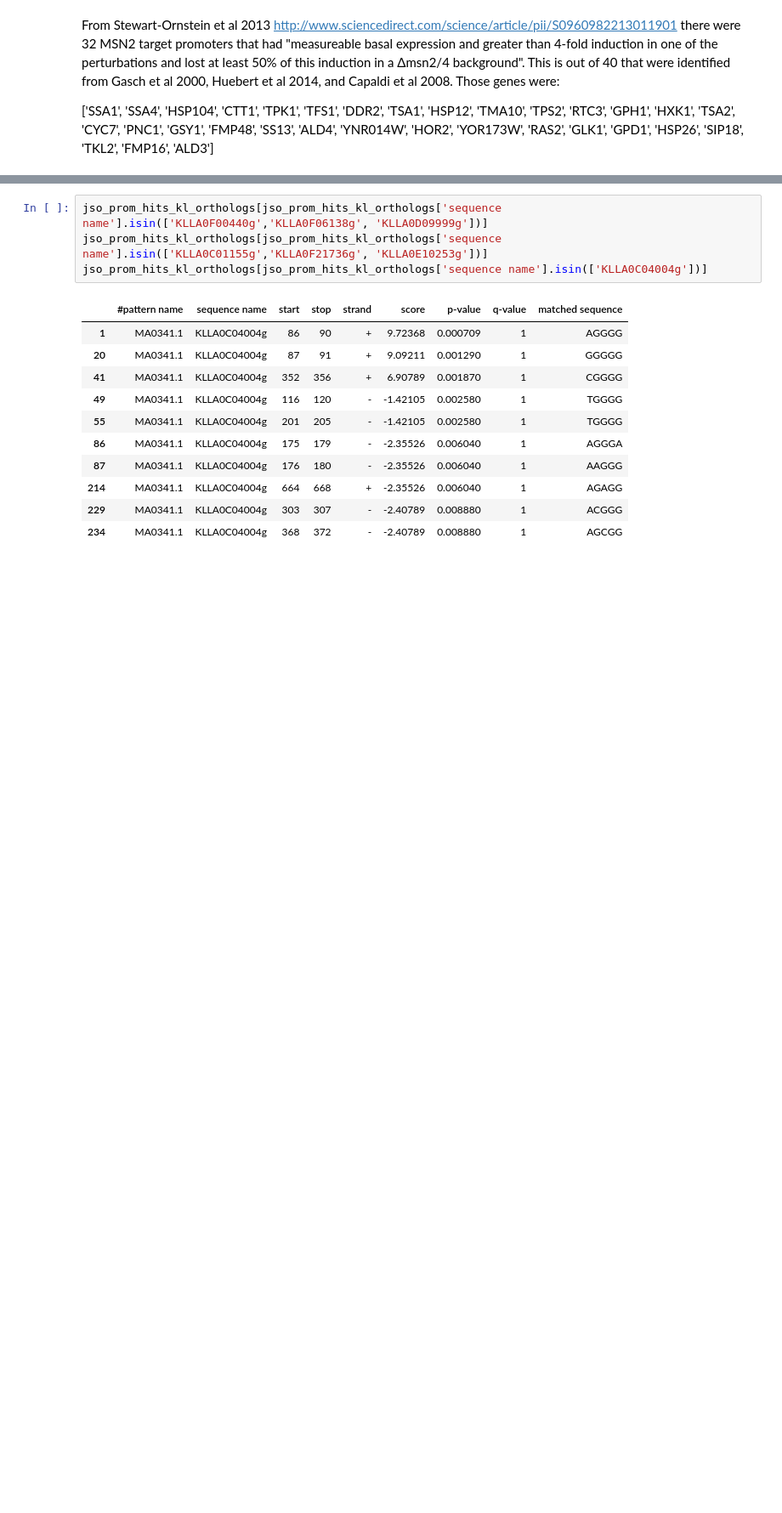
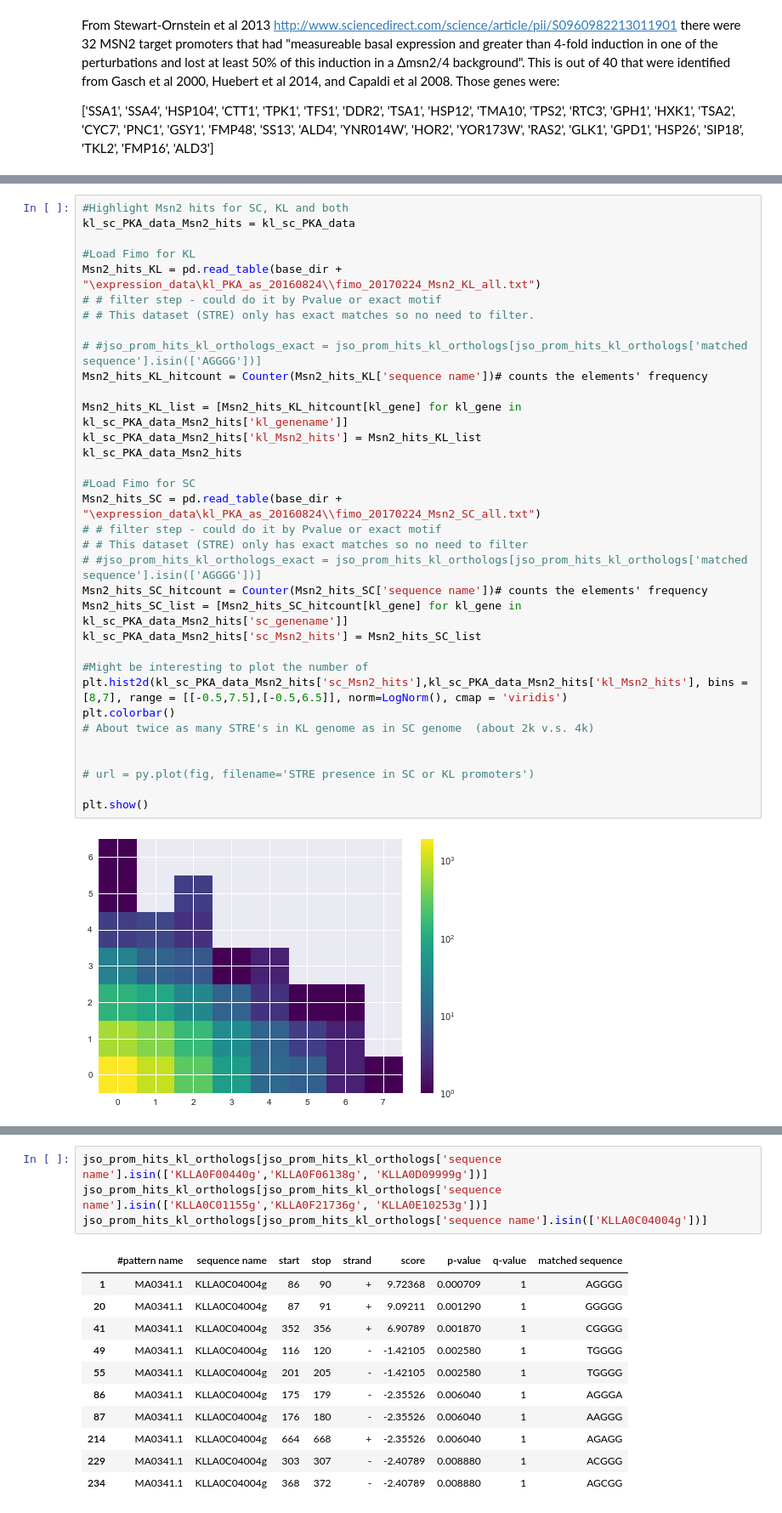
Before and after one commit to heineike02/yeast_esr_expression_analysis, a Jupyter notebook: scripts/kl_vs_sc_pka_inhibition.ipynb, the cells around one changed output, grey strips where cells are left out. Shown at 85% size. Drawn from its saved outputs; the diff is of its cells as text; blank space fills up the shorter version.

Commit message:
Edited Msn2 stre plot to get 2D histogram

```diff
--- a/scripts/kl_vs_sc_pka_inhibition.ipynb
+++ b/scripts/kl_vs_sc_pka_inhibition.ipynb
@@ -287,0 +297,36 @@ jso_prom_hits_kl_hitcount.values()
+# %%
+#Highlight Msn2 hits for SC, KL and both
+kl_sc_PKA_data_Msn2_hits = kl_sc_PKA_data
+
+#Load Fimo for KL
+Msn2_hits_KL = pd.read_table(base_dir + "\expression_data\kl_PKA_as_20160824\\fimo_20170224_Msn2_KL_all.txt")
+# # filter step - could do it by Pvalue or exact motif
+# # This dataset (STRE) only has exact matches so no need to filter.
+
+# #jso_prom_hits_kl_orthologs_exact = jso_prom_hits_kl_orthologs[jso_prom_hits_kl_orthologs['matched sequence'].isin(['AGGGG'])]
+Msn2_hits_KL_hitcount = Counter(Msn2_hits_KL['sequence name'])# counts the elements' frequency
+
+Msn2_hits_KL_list = [Msn2_hits_KL_hitcount[kl_gene] for kl_gene in kl_sc_PKA_data_Msn2_hits['kl_genename']]
+kl_sc_PKA_data_Msn2_hits['kl_Msn2_hits'] = Msn2_hits_KL_list
+kl_sc_PKA_data_Msn2_hits
+
+#Load Fimo for SC
+Msn2_hits_SC = pd.read_table(base_dir + "\expression_data\kl_PKA_as_20160824\\fimo_20170224_Msn2_SC_all.txt")
+# # filter step - could do it by Pvalue or exact motif
+# # This dataset (STRE) only has exact matches so no need to filter
+# #jso_prom_hits_kl_orthologs_exact = jso_prom_hits_kl_orthologs[jso_prom_hits_kl_orthologs['matched sequence'].isin(['AGGGG'])]
+Msn2_hits_SC_hitcount = Counter(Msn2_hits_SC['sequence name'])# counts the elements' frequency
+Msn2_hits_SC_list = [Msn2_hits_SC_hitcount[kl_gene] for kl_gene in kl_sc_PKA_data_Msn2_hits['sc_genename']]
+kl_sc_PKA_data_Msn2_hits['sc_Msn2_hits'] = Msn2_hits_SC_list
+
+#Might be interesting to plot the number of
+plt.hist2d(kl_sc_PKA_data_Msn2_hits['sc_Msn2_hits'],kl_sc_PKA_data_Msn2_hits['kl_Msn2_hits'], bins = [8,7], range = [[-0.5,7.5],[-0.5,6.5]], norm=LogNorm(), cmap = 'viridis')
+plt.colorbar()
+# About twice as many STRE's in KL genome as in SC genome  (about 2k v.s. 4k)
+
+
+# url = py.plot(fig, filename='STRE presence in SC or KL promoters')
+
+plt.show()
+# %% [output]
+[figure, added]
```
Also changed, not shown: parts of 17 cells of this notebook, 5 other files.
